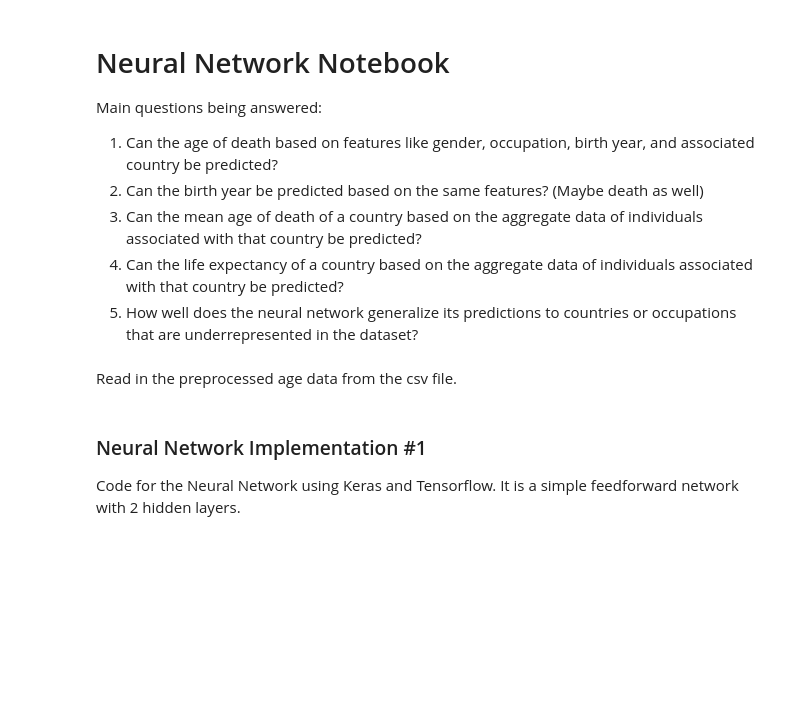
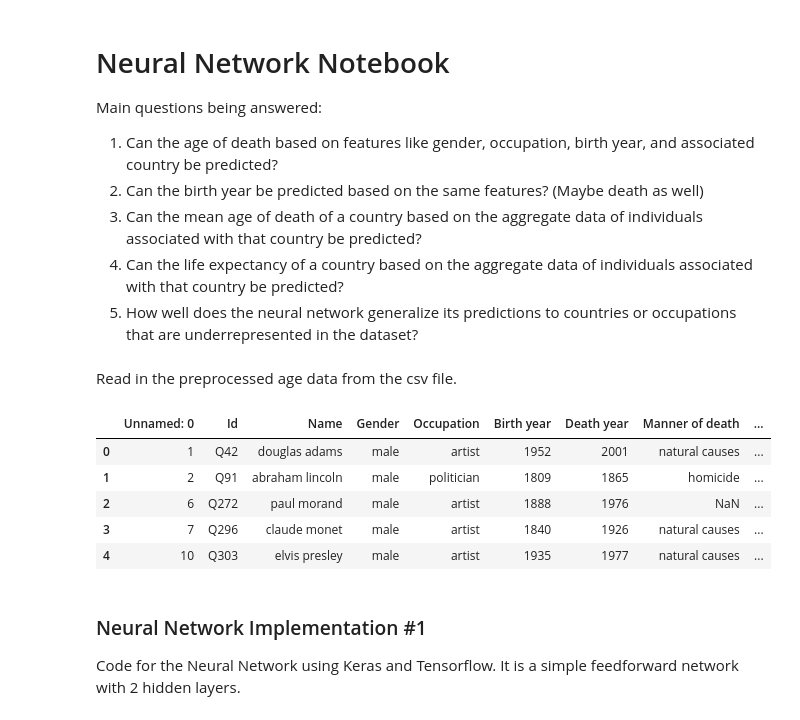
Before and after one commit to JamesHudsonn/3804ICT-Age-Analysis, a Jupyter notebook: neural_network.ipynb, the cells around one changed output. Drawn from its saved outputs; the diff is of its cells as text; code cells hidden in the pictures; blank space fills up the shorter version.

Commit message:
Data preprocessing

```diff
--- a/neural_network.ipynb
+++ b/neural_network.ipynb
@@ -32,3 +24,24 @@ data['Manner of death_encoded'] = pd.factorize(data['Manner of death'])[0]
+# %%
+data = pd.read_csv('preprocessed_age.csv')
+
+categorical_features = ['Gender', 'Occupation', 'Manner of death', 'Associated Countries']
+for cat_val in categorical_features:
+    data[cat_val + '_encoded']=pd.factorize(data[cat_val])[0]
+
+# create a MinMaxScaler object
+scaler = MinMaxScaler()
+
+# normalize the categorical values
+data[['Gender_encoded', 'Occupation_encoded', 'Associated Countries_encoded']] = scaler.fit_transform(data[['Gender_encoded', 'Occupation_encoded', 'Associated Countries_encoded']])
+
+data.head()
+# %% [output]
+|  | Unnamed: 0 | Id | Name | Gender | Occupation | Birth year | Death year | Manner of death | ... |
+| 0 | 1 | Q42 | douglas adams | male | artist | 1952 | 2001 | natural causes | ... |
+| 1 | 2 | Q91 | abraham lincoln | male | politician | 1809 | 1865 | homicide | ... |
+| 2 | 6 | Q272 | paul morand | male | artist | 1888 | 1976 | NaN | ... |
+| 3 | 7 | Q296 | claude monet | male | artist | 1840 | 1926 | natural causes | ... |
+| 4 | 10 | Q303 | elvis presley | male | artist | 1935 | 1977 | natural causes | ... |
 # %% [markdown]
 ### Neural Network Implementation #1
 Code for the Neural Network using Keras and Tensorflow. It is a simple feedforward network with 2 hidden layers.
```
Also changed, not shown: parts of 5 cells of this notebook.
